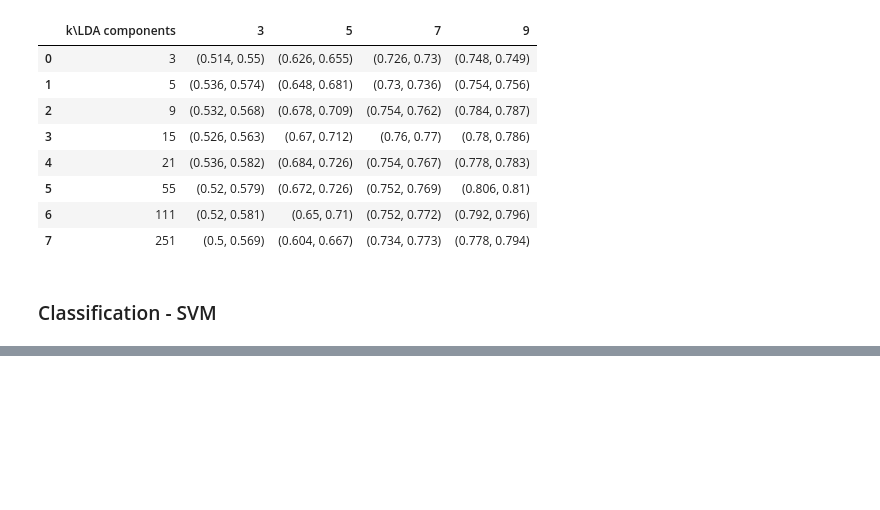
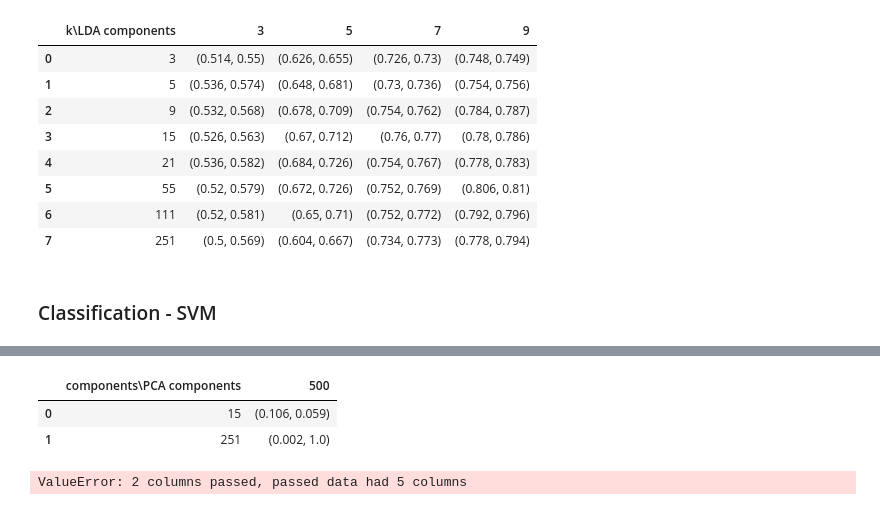
Before and after one commit to bonoldie/ML_exam, a Jupyter notebook: nb_vgg.ipynb, the cells around one changed output, grey strips where cells are left out. Drawn from its saved outputs; the diff is of its cells as text; code cells hidden in the pictures; blank space fills up the shorter version.

```diff
--- a/nb_vgg.ipynb
+++ b/nb_vgg.ipynb
@@ -587,0 +584,79 @@ display(SVM_TSNE_df)
+# %%
+gmm_n_components_to_test = {
+    "VGG": [15, 251],
+    "PCA": [15, 251],
+    "LDA": [15, 251],
+}
+
+GMM_VGG_stats = []
+GMM_PCA_stats = []
+GMM_LDA_stats = []
+
+# for gmm_components_idx, gmm_n_components in enumerate(gmm_n_components_to_test["VGG"]):
+
+#     GMM_VGG_stats.insert(gmm_components_idx, [gmm_n_components])
+
+#     GMM = OneVsOneClassifier(GaussianMixture(n_components=gmm_n_components))
+
+#     GMM.fit(vgg_out["train"], dataset["train"]["labels"])
+#     preds = GMM.predict(vgg_out["valid"])
+
+#     accuracy = round(accuracy_score(dataset["valid"]["labels"], preds), 3)
+#     precision = round(
+#         precision_score(dataset["valid"]["labels"], preds, average="weighted", labels=np.unique(preds)), 3
+#     )
+
+#     GMM_VGG_stats[gmm_components_idx].append((accuracy, precision))
+
+# GMM_VGG_df = pd.DataFrame(GMM_VGG_stats, columns=["components\\VGG", ""])
+# display(GMM_VGG_df)
+
+for gmm_components_idx, gmm_n_components in enumerate(gmm_n_components_to_test["PCA"]):
+
+    GMM_PCA_stats.insert(gmm_components_idx, [gmm_n_components])
+
+    for n_components_idx, n_components in enumerate([ 500 ]):#enumerate(n_components_to_test["PCA"]):
+        GMM = GaussianMixture(n_components=gmm_n_components)
+
+        GMM.fit(PCAs_results["train"][n_components], dataset["train"]["labels"])
+        preds = GMM.predict(PCAs_results["valid"][n_components])
+
+        accuracy = round(accuracy_score(dataset["valid"]["labels"], preds), 3)
+        precision = round(
+            precision_score(dataset["valid"]["labels"], preds, average="weighted", labels=np.unique(preds)), 3
+        )
+
+        GMM_PCA_stats[gmm_components_idx].insert(n_components_idx + 1, (accuracy, precision))
+
+GMM_PCA_df = pd.DataFrame(
+    GMM_PCA_stats, columns=["components\\PCA components"] + [ 500 ]#n_components_to_test["PCA"]
+)
+display(GMM_PCA_df)
+
+for gmm_components_idx, gmm_n_components in enumerate([7]):#enumerate(gmm_n_components_to_test["LDA"]):
+
+    GMM_LDA_stats.insert(gmm_components_idx, [gmm_n_components])
+
+    for n_components_idx, n_components in enumerate(n_components_to_test["LDA"]):
+        GMM = GaussianMixture(n_components=gmm_n_components)
+
+        GMM.fit(LDAs_results["train"][n_components], dataset["train"]["labels"])
+        preds = GMM.predict(LDAs_results["valid"][n_components])
+
+        accuracy = round(accuracy_score(dataset["valid"]["labels"], preds), 3)
+        precision = round(
+            precision_score(dataset["valid"]["labels"], preds, average="weighted"), 3
+        )
+
+        GMM_LDA_stats[gmm_components_idx].insert(n_components_idx + 1, (accuracy, precision))
+
+
+GMM_LDA_df = pd.DataFrame(
+    GMM_LDA_stats, columns=["components\\LDA components"] + [ 7 ] # n_components_to_test["LDA"]
+)
+display(GMM_LDA_df)
+# %% [output]
+|  | components\PCA components | 500 |
+| 0 | 15 | (0.106, 0.059) |
+| 1 | 251 | (0.002, 1.0) |
+ValueError: 2 columns passed, passed data had 5 columns
```
Also changed, not shown: parts of 12 cells of this notebook, 1 other file.
